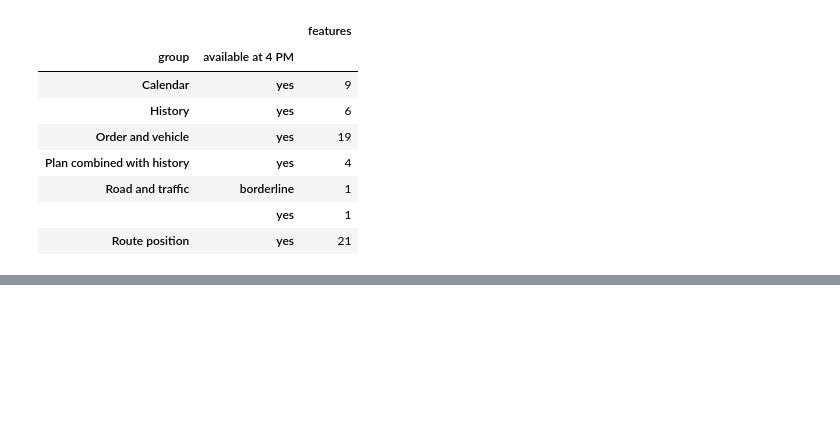
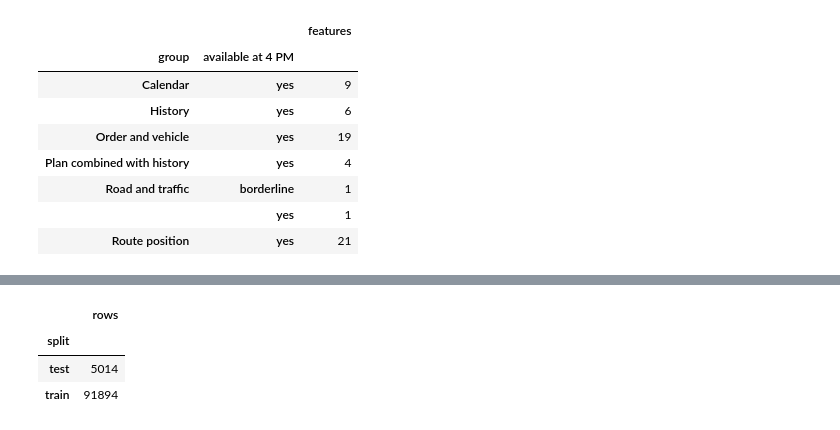
Before and after one commit to sameera-ekanayaka/Xora_Datathon, a Jupyter notebook: notebooks/04_feature_engineering.ipynb, the cells around one changed output, grey strips where cells are left out. Cells and saved outputs as stored; diff of their text form; code cells hidden in the pictures; blank space fills up the shorter version.

Commit message:
Save the Task 1 feature table and summarise the notebook

```diff
--- a/notebooks/04_feature_engineering.ipynb
+++ b/notebooks/04_feature_engineering.ipynb
@@ -344,0 +349,16 @@ audit.groupby(["group", "available at 4 PM"]).size().rename("features").to_frame
+# %%
+KEYS = ["delivery_id", "split", "date", "route_id", "seq_in_route"]
+LABELS = ["service_min", "late"]
+task1 = pd.concat([stops[KEYS], feats, stops[LABELS]], axis=1)
+
+assert task1.delivery_id.is_unique
+assert task1.loc[task1.split == "test", LABELS].isna().all().all()
+assert task1.loc[task1.split == "train", LABELS].notna().all().all()
+
+save_processed(task1, "task1_features")
+task1.groupby("split").size().rename("rows").to_frame()
+# %% [output]
+|  | rows |
+| split |  |
+| test | 5014 |
+| train | 91894 |
```
Also changed, not shown: parts of 2 cells of this notebook.
